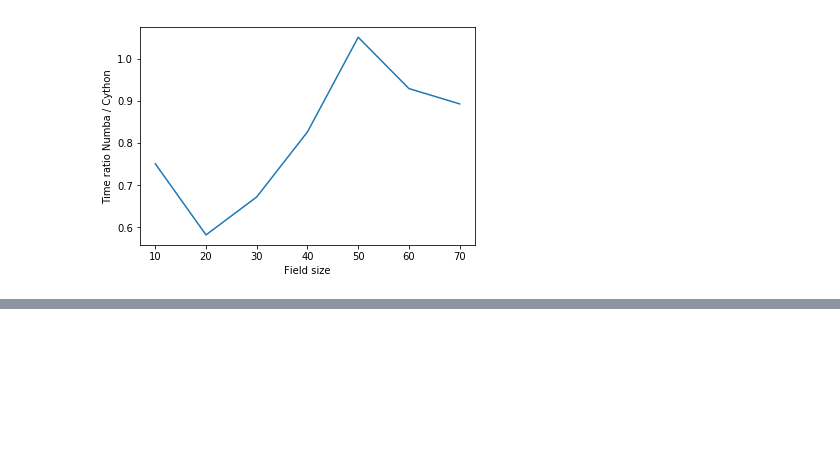
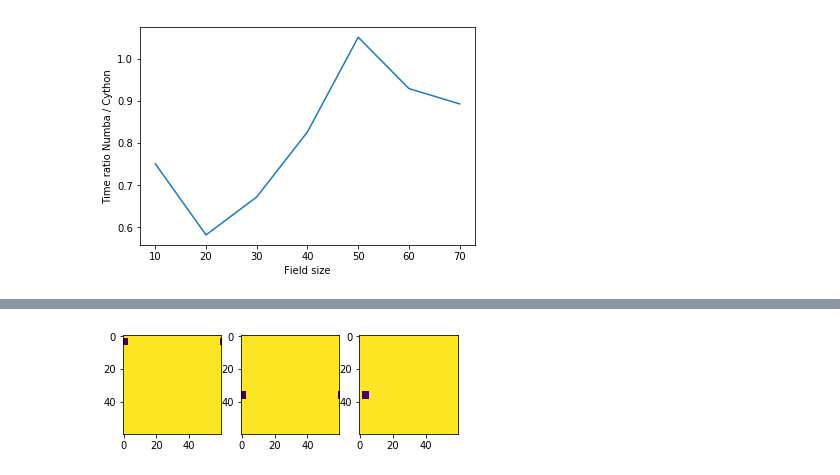
Before and after one commit to MoskalenkoRomanBorisovich/Spatial-Distribution-Evolutionary-Game, a Jupyter notebook: NIS_3D.ipynb, the cells around one changed output, grey strips where cells are left out. Saved outputs shown, nothing was run; the diff lists cells and outputs as text; code cells hidden in the pictures; blank space fills up the shorter version.

```diff
--- a/NIS_3D.ipynb
+++ b/NIS_3D.ipynb
@@ -359,7 +359,7 @@ B = set()
 for i in range(28):
     for j in range(1, 28):
         if i/j > 1 and i / j < 1.5:
-            B.add((i/j) + 0.000000001)
+            B.add((i/j) + B_INC)
 B = sorted(list(B))
 
 N = 5
@@ -473,7 +473,7 @@ B = set()
 for i in range(1, 10):
     for j in range(1, 10):
         if i/j > 1 and i / j < 2:
-            B.add((i/j) + 0.000000001)
+            B.add((i/j) + B_INC)
 B = sorted(list(B))
 
 N = 10
@@ -855,0 +1076,8 @@ plt.show()
+# %%
+field = np.load("strange_field_b17to11.npy")
+b = 17/11
+# %%
+field = evolve3D_2_C(field, neighbors, b, num_steps=1)
+show_grid(field)
+# %% [output]
+[figure, added]
```
Also changed, not shown: parts of 71 cells of this notebook, 3 other files.
